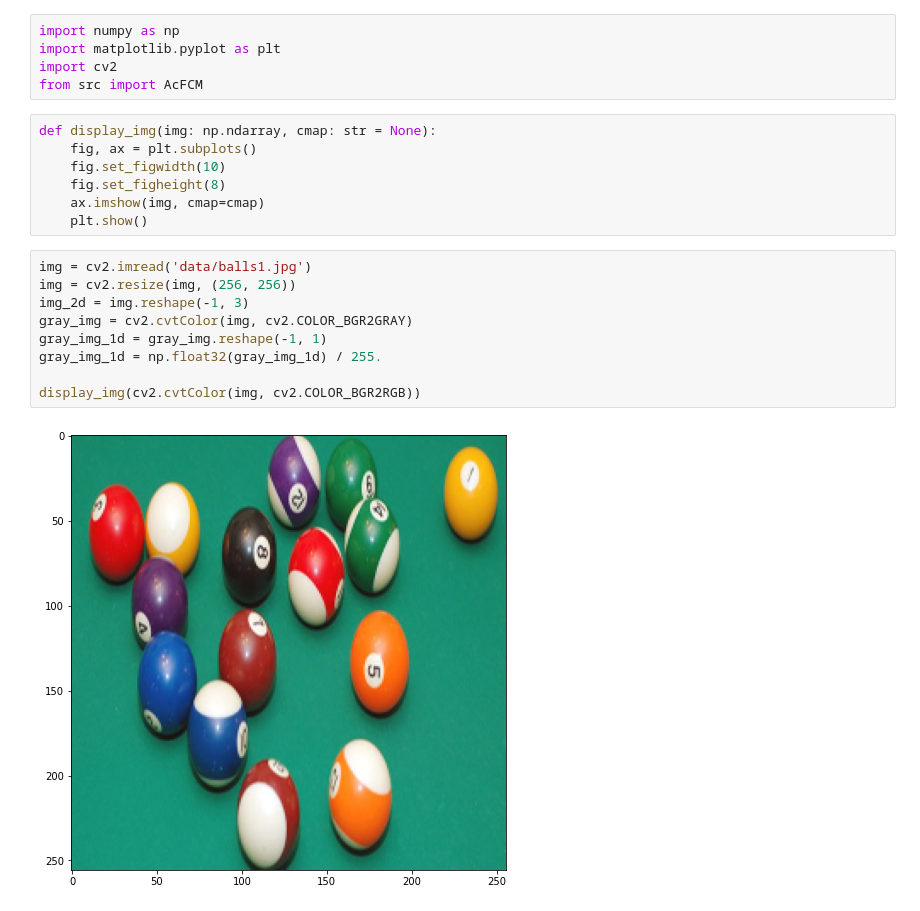
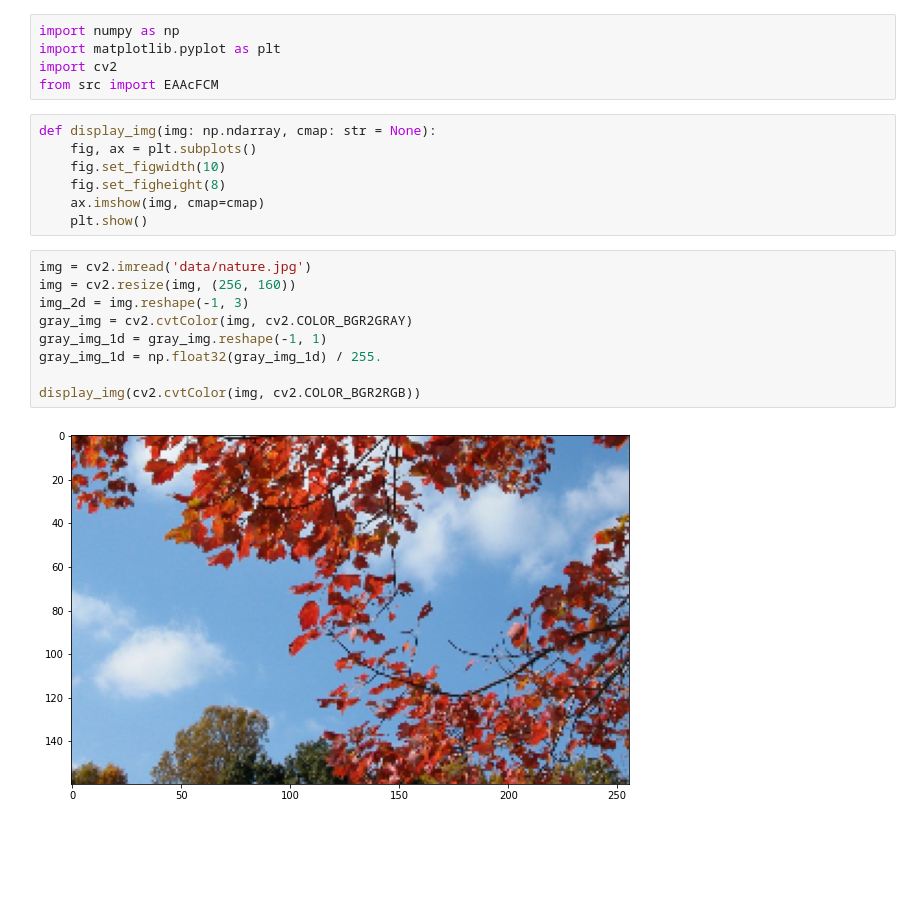
Before and after one commit to Mruzik1/EA-Ac-FCM-Implementation, a Jupyter notebook: image_segmentation.ipynb, the cells around one changed output. Saved outputs shown, nothing was run; the diff lists cells and outputs as text; blank space fills up the shorter version.

```diff
--- a/image_segmentation.ipynb
+++ b/image_segmentation.ipynb
@@ -2,7 +2,7 @@
 import numpy as np
 import matplotlib.pyplot as plt
 import cv2
-from src import AcFCM
+from src import EAAcFCM
 # %%
 def display_img(img: np.ndarray, cmap: str = None):
     fig, ax = plt.subplots()
@@ -11,13 +11,13 @@ def display_img(img: np.ndarray, cmap: str = None):
     ax.imshow(img, cmap=cmap)
     plt.show()
 # %%
-img = cv2.imread('data/balls1.jpg')
-img = cv2.resize(img, (256, 256))
+img = cv2.imread('data/nature.jpg')
+img = cv2.resize(img, (256, 160))
 img_2d = img.reshape(-1, 3)
 gray_img = cv2.cvtColor(img, cv2.COLOR_BGR2GRAY)
 gray_img_1d = gray_img.reshape(-1, 1)
 gray_img_1d = np.float32(gray_img_1d) / 255.
 
 display_img(cv2.cvtColor(img, cv2.COLOR_BGR2RGB))
 # %% [output]
-[figure, old version]
+[figure, new version]
```
Also changed, not shown: parts of 3 cells of this notebook, 6 other files.
